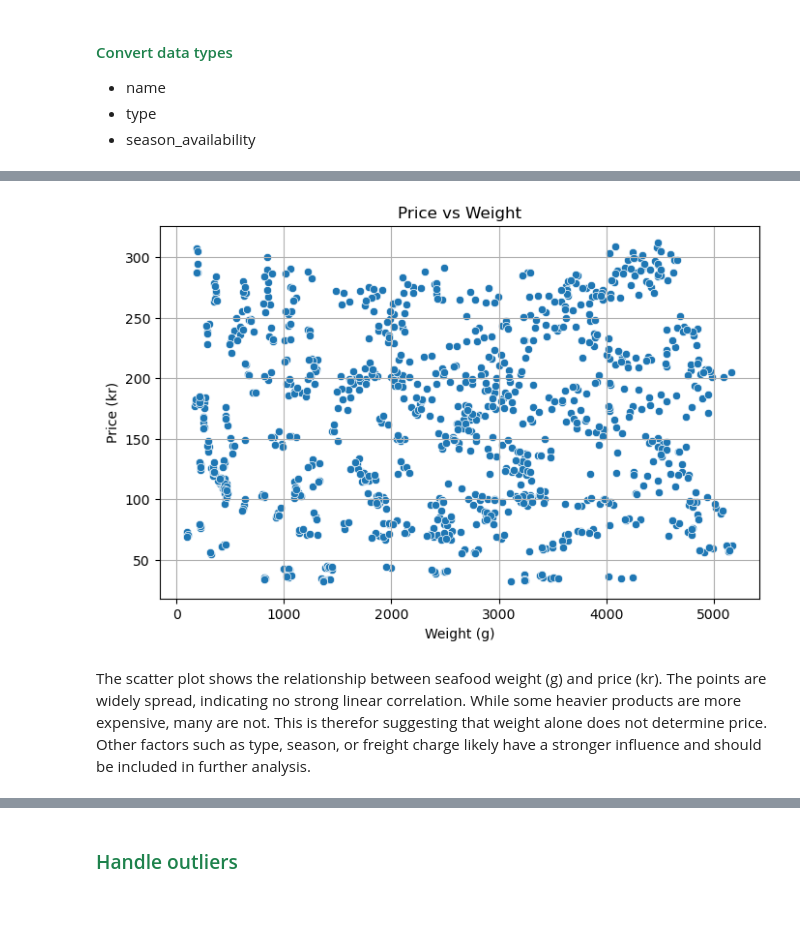
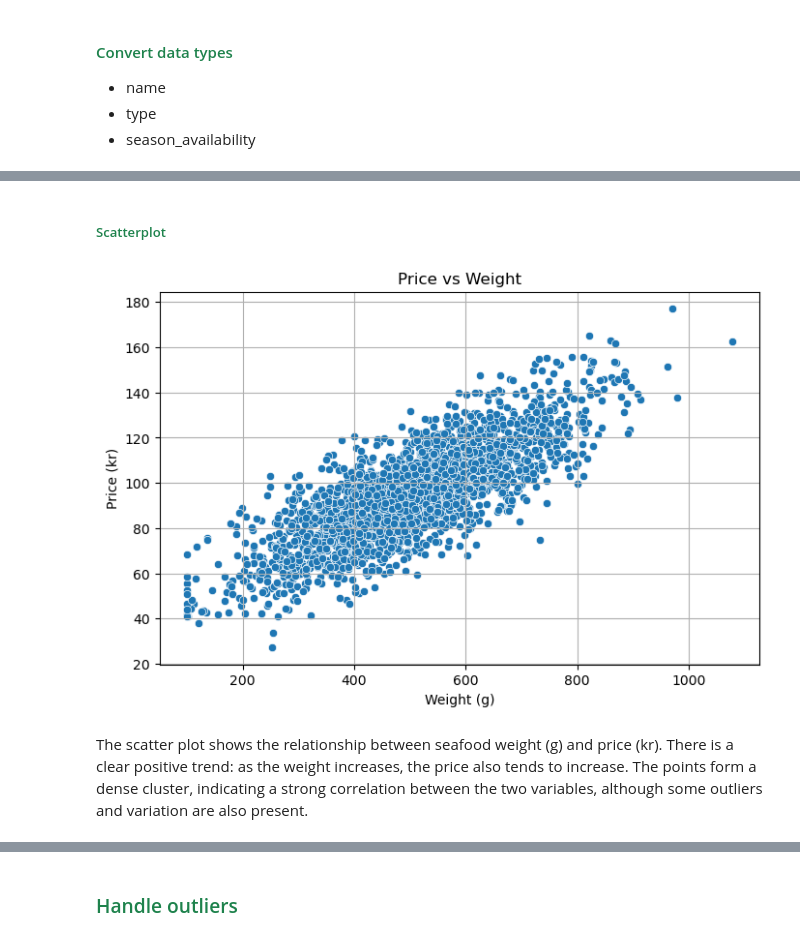
Before and after one commit to rebeccaburon/exam_fish_market, a Jupyter notebook: data_preparation/data_preparation.ipynb, the cells around one changed output, grey strips where cells are left out. Drawn from its saved outputs; the diff is of its cells as text; code cells hidden in the pictures; blank space fills up the shorter version.

```diff
--- a/data_preparation/data_preparation.ipynb
+++ b/data_preparation/data_preparation.ipynb
@@ -11,7 +11,7 @@ The data preparation follows an ELT (Extract, Load, Transform) approach focused
 # %% [markdown]
 ### <span style="color:#1E824C">Load Dataset</span>
 # %%
-dataset = r'..\data\fish_shelfish_dataset.csv'
+dataset = r'..\data\seafood_Dataset.csv'
 df = pd.read_csv(dataset, header=0)
 # %% [markdown]
 ### <span style="color:#1E824C"> Inspect the data</span>
@@ -149,6 +146,6 @@ This cleaning process ensures that the dataset is structured, consistent, and re
 # %%
-df.rename(columns={'price_dk': 'price_kr', 'cost_dk': 'cost_kr', 'freight_charge': 'freight_charge_kr'}, inplace=True)
+df.rename(columns={'price_dk': 'price_kr', 'freight_charge': 'freight_charge_kr'}, inplace=True)
 # %%
 # Calculate the profit for each row and add column:
-df['profit_kr'] = df['price_kr'] - df['cost_kr']
+df['profit_kr'] = df['price_kr'] - df['freight_charge_kr']
 # %%
@@ -166,0 +164,3 @@ print(df.columns.tolist())
+# %%
+# Sort the year from 2024 - 2020, and rest the index.
+df = df.sort_values(by="year", ascending=False).reset_index(drop=True)
@@ -212,13 +266,16 @@ All Independent variables:
+# %% [markdown]
+##### <span style="color:#1E824C"> Scatterplot </span>
 # %%
-# Price vs Weight
-plt.figure(figsize=(8, 5))
-sbn.scatterplot(data=df, x='weight_g', y='price_kr')
-plt.title('Price vs Weight')
-plt.xlabel('Weight (g)')
-plt.ylabel('Price (kr)')
-plt.grid(True)
+# Price vs Weight and save for dashboard
+fig, ax = plt.subplots(figsize=(8, 5))
+sbn.scatterplot(data=df, x='weight_g', y='price_kr', ax=ax)  # Use the ax explicitly
+ax.set_title('Price vs Weight')
+ax.set_xlabel('Weight (g)')
+ax.set_ylabel('Price (kr)')
+ax.grid(True)
+fig.savefig("weight_vs_price.png", bbox_inches="tight")
 plt.show()
 # %% [output]
-[figure, old version]
+[figure, new version]
 # %% [markdown]
-The scatter plot shows the relationship between seafood weight (g) and price (kr). The points are widely spread, indicating no strong linear correlation. While some heavier products are more expensive, many are not. This is therefor suggesting that weight alone does not determine price. Other factors such as type, season, or freight charge likely have a stronger influence and should be included in further analysis.
+The scatter plot shows the relationship between seafood weight (g) and price (kr). There is a clear positive trend: as the weight increases, the price also tends to increase. The points form a dense cluster, indicating a strong correlation between the two variables, although some outliers and variation are also present.
```
Also changed, not shown: parts of 58 cells of this notebook, 16 other files.
